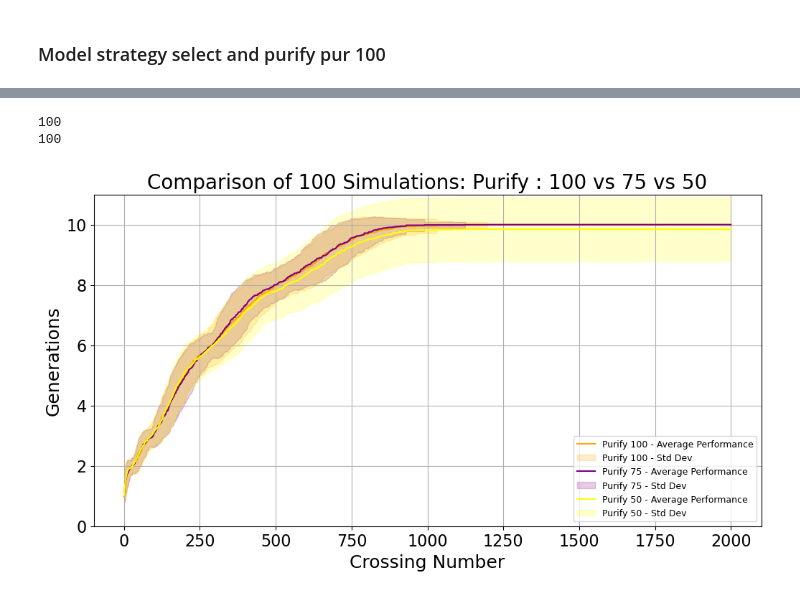
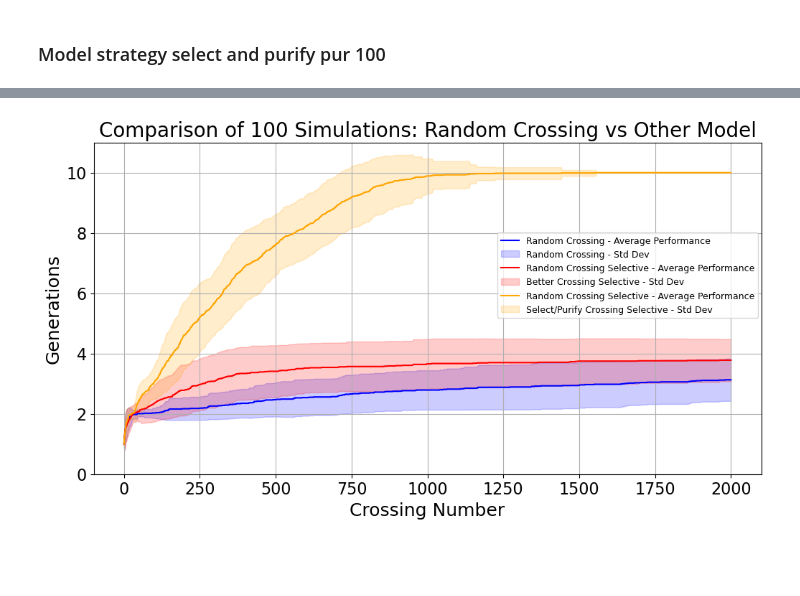
Before and after one commit to Plogeur/Road2Ten, a Jupyter notebook: model.ipynb, the cells around one changed output, grey strips where cells are left out. Cells and saved outputs as stored; diff of their text form; code cells hidden in the pictures; blank space fills up the shorter version.

```diff
--- a/model.ipynb
+++ b/model.ipynb
@@ -524,26 +487,3 @@ for i in range(10) :
         except :
             continue
     list_simulation_select_purify_100.append(list_gen_upgrade_random)
-# %%
-import multiprocessing
-
-# Define the function to run for each iteration
-def simulate_select_and_purify(_):
-    elevage = Models()
-    list_gen_upgrade_random = [1]
-    crosing_number = 2000
-    better_generation = 1
-    purity_threshold = 100
-    for i in range(crosing_number):
-        generation = elevage.strategy_select_and_purify(purity_threshold)
-        if generation > better_generation:
-            better_generation = generation
-        list_gen_upgrade_random.append(better_generation)
-        if generation == 10:
-            break
-    return list_gen_upgrade_random
-
-# Use multiprocessing Pool to parallelize the loop
-if __name__ == "__main__":
-    with multiprocessing.Pool() as pool:
-        list_simulation_select_purify_100 = pool.map(simulate_select_and_purify, range(100))
@@ -606,12 +527,6 @@ for i in range(100) :
         except :
             continue
     list_simulation_select_purify_50.append(list_gen_upgrade_random)
-# %%
-print(len(list_simulation_select_purify_75))
-print(len(list_simulation_select_purify_50))
-# %% [output]
-100
-100
 # %%
 def pad_list_of_lists(list_of_lists):
     # Find the maximum length of sub-lists
@@ -638,9 +550,9 @@ import numpy as np
 crosing_number = 2000
 
 # Convert both to numpy arrays for easy aggregation
-simulation_random_array = np.array(list_simulation_select_purify_100_2)
-simulation_better_gen_array = np.array(list_simulation_select_purify_75_2)
-simulation_select_purify_array = np.array(list_simulation_select_purify_50_2)
+simulation_random_array = np.array(list_simulation_random)
+simulation_better_gen_array = np.array(list_simulation_better_gen)
+simulation_select_purify_array = np.array(list_simulation_select_purify_100)
 
 # Calculate mean and standard deviation across simulations for both models
 mean_performance_random = np.mean(simulation_random_array, axis=0)
@@ -661,39 +573,39 @@ plt.rcParams.update({
     'ytick.labelsize': 16,    # Y-axis tick label font size
     'legend.fontsize': 9,    # Legend font size
     'figure.figsize': (14, 10)  # Increase the figure size
 })
 
 # Plotting the results
 plt.figure(figsize=(12, 6))  # Increase the figure size
 
 # Plot for Random Crossing model
-plt.plot(mean_performance_random, label='Purify 100 - Average Performance', color='orange')
+plt.plot(mean_performance_random, label='Random Crossing - Average Performance', color='blue')
 plt.fill_between(range(crosing_number + 1),
                  mean_performance_random - std_performance_random,
                  mean_performance_random + std_performance_random,
-                 color='orange', alpha=0.2, label='Purify 100 - Std Dev')
+                 color='blue', alpha=0.2, label='Random Crossing - Std Dev')
 
 # Plot for Other model
-plt.plot(mean_performance_better_gen, label='Purify 75 - Average Performance', color='purple')
+plt.plot(mean_performance_better_gen, label='Random Crossing Selective - Average Performance', color='red')
 plt.fill_between(range(crosing_number + 1),
                  mean_performance_better_gen - std_performance_better_gen,
                  mean_performance_better_gen + std_performance_better_gen,
-                 color='purple', alpha=0.2, label='Purify 75 - Std Dev')
+                 color='red', alpha=0.2, label='Better Crossing Selective - Std Dev')
 
 # Plot for Other model
-plt.plot(mean_performance_select_purify, label='Purify 50 - Average Performance', color='yellow')
+plt.plot(mean_performance_select_purify, label='Random Crossing Selective - Average Performance', color='orange')
 plt.fill_between(range(crosing_number + 1),
                  mean_performance_select_purify - std_performance_select_purify,
                  mean_performance_select_purify + std_performance_select_purify,
-                 color='yellow', alpha=0.2, label='Purify 50 - Std Dev')
+                 color='orange', alpha=0.2, label='Select/Purify Crossing Selective - Std Dev')
 
 # Customize the plot
-plt.title('Comparison of 100 Simulations: Purify : 100 vs 75 vs 50')
+plt.title('Comparison of 100 Simulations: Random Crossing vs Other Model')
 plt.xlabel('Crossing Number')
 plt.ylabel('Generations')
 plt.ylim(0, 11)  # Set y-axis limits from 0 to 11
-plt.legend()
+plt.legend(loc='center', bbox_to_anchor=(0.8, 0.6))  # Adjust the coordinates as needed
 plt.grid(True)
 plt.show()
 # %% [output]
-[figure, old version]
+[figure, new version]
```
Also changed, not shown: parts of 13 cells of this notebook, 6 other files.
